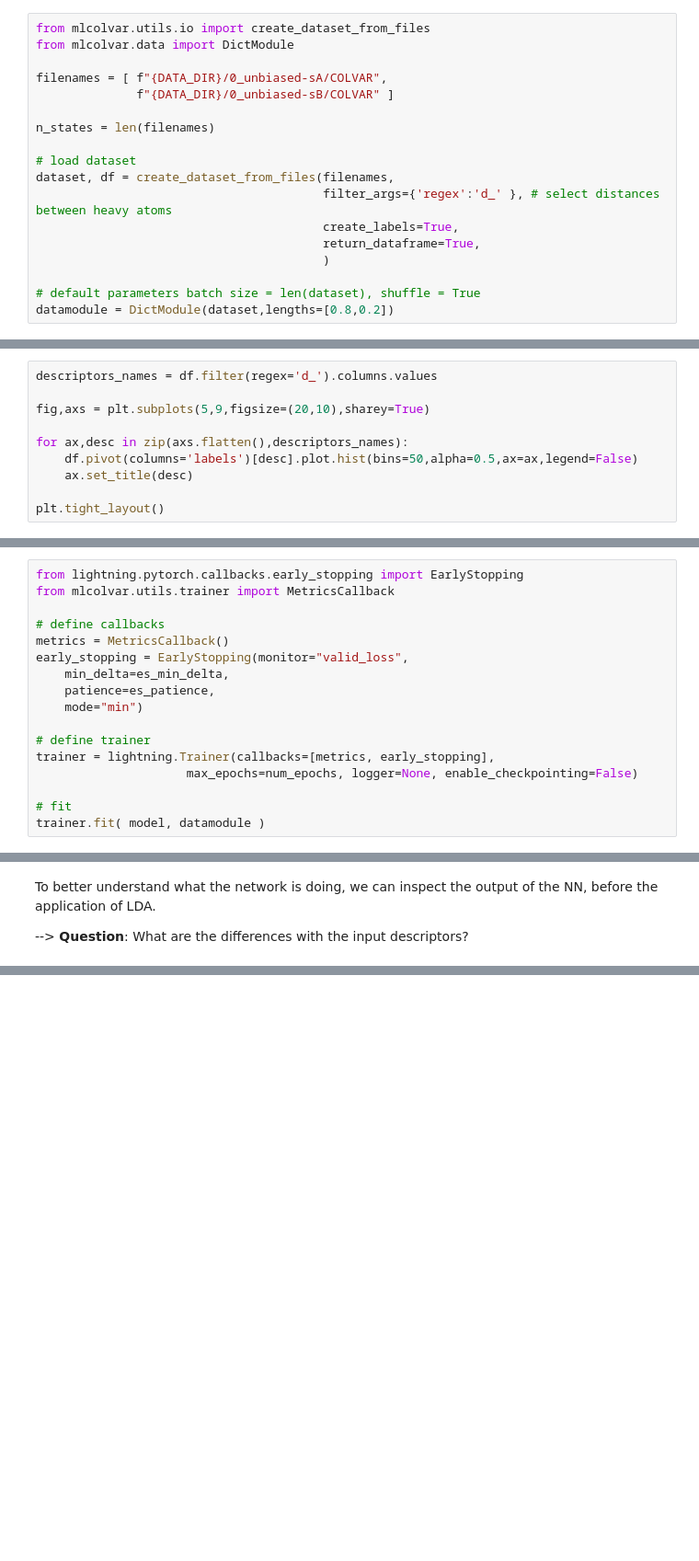
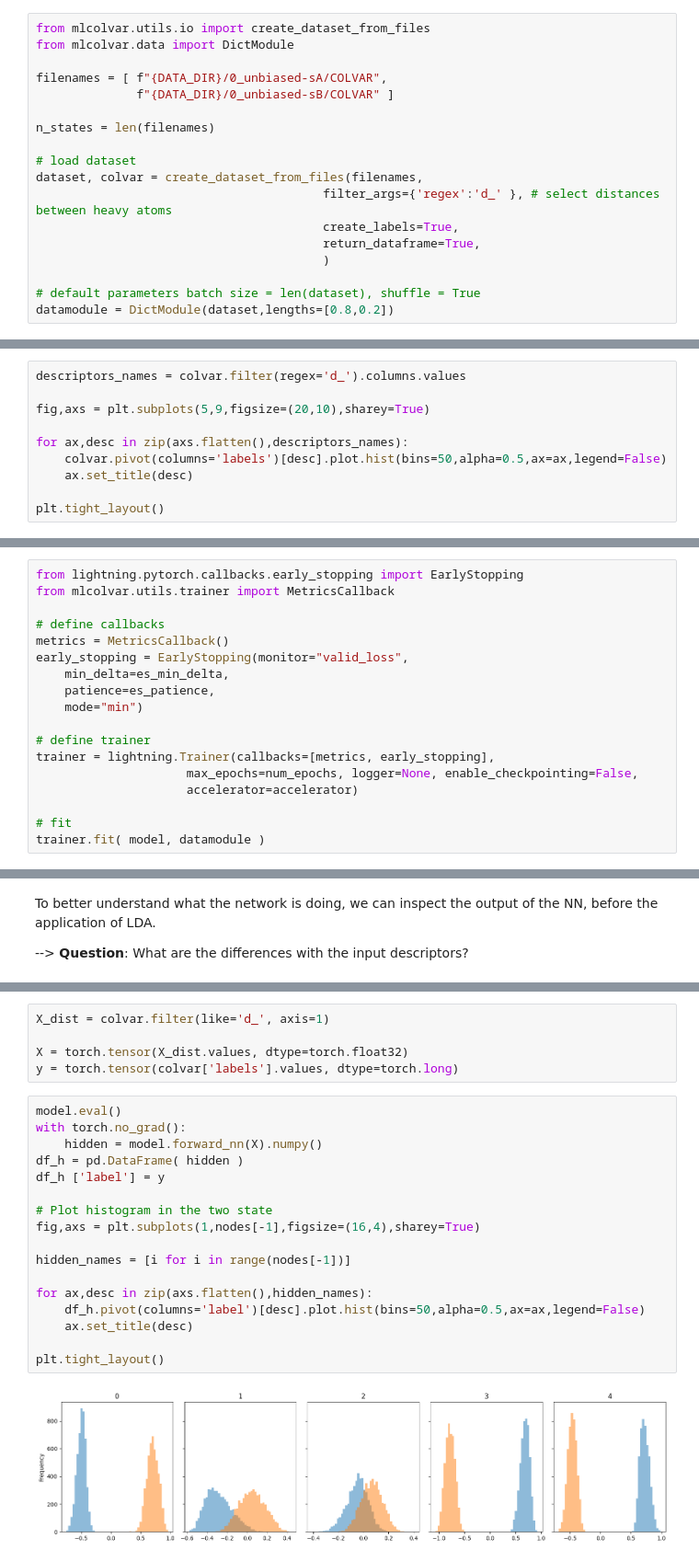
Before and after one commit to danibrb/ML-CV, a Jupyter notebook: notebook/01_deepLDA_training.ipynb, the cells around one changed output, grey strips where cells are left out. Shown at 92% size. Cells and saved outputs as stored; diff of their text form; blank space fills up the shorter version.

Commit message:
feat: deeplda histo

```diff
--- a/notebook/01_deepLDA_training.ipynb
+++ b/notebook/01_deepLDA_training.ipynb
@@ -58,7 +59,7 @@ filenames = [ f"{DATA_DIR}/0_unbiased-sA/COLVAR",
 n_states = len(filenames)
 
 # load dataset
-dataset, df = create_dataset_from_files(filenames,
+dataset, colvar = create_dataset_from_files(filenames,
                                         filter_args={'regex':'d_' }, # select distances between heavy atoms
                                         create_labels=True,
                                         return_dataframe=True,
@@ -81,12 +82,12 @@ DictModule(dataset -> DictDataset( "data": [10002, 45], "labels": [10002] ),
 # %% [markdown]
 We can inspect the distances through their histograms, from which we notice that no one is able to discriminate between the states.
 # %%
-descriptors_names = df.filter(regex='d_').columns.values
+descriptors_names = colvar.filter(regex='d_').columns.values
 
 fig,axs = plt.subplots(5,9,figsize=(20,10),sharey=True)
 
 for ax,desc in zip(axs.flatten(),descriptors_names):
-    df.pivot(columns='labels')[desc].plot.hist(bins=50,alpha=0.5,ax=ax,legend=False)
+    colvar.pivot(columns='labels')[desc].plot.hist(bins=50,alpha=0.5,ax=ax,legend=False)
     ax.set_title(desc)
 
 plt.tight_layout()
@@ -159,7 +160,8 @@ early_stopping = EarlyStopping(monitor="valid_loss",
 
 # define trainer
 trainer = lightning.Trainer(callbacks=[metrics, early_stopping],
-                     max_epochs=num_epochs, logger=None, enable_checkpointing=False)
+                     max_epochs=num_epochs, logger=None, enable_checkpointing=False,
+                     accelerator=accelerator)
 
 # fit
 trainer.fit( model, datamodule )
@@ -222,0 +235,24 @@ To better understand what the network is doing, we can inspect the output of the
+# %%
+X_dist = colvar.filter(like='d_', axis=1)
+
+X = torch.tensor(X_dist.values, dtype=torch.float32)
+y = torch.tensor(colvar['labels'].values, dtype=torch.long)
+# %%
+model.eval()
+with torch.no_grad():
+    hidden = model.forward_nn(X).numpy()
+df_h = pd.DataFrame( hidden )
+df_h ['label'] = y
+
+# Plot histogram in the two state
+fig,axs = plt.subplots(1,nodes[-1],figsize=(16,4),sharey=True)
+
+hidden_names = [i for i in range(nodes[-1])]
+
+for ax,desc in zip(axs.flatten(),hidden_names):
+    df_h.pivot(columns='label')[desc].plot.hist(bins=50,alpha=0.5,ax=ax,legend=False)
+    ax.set_title(desc)
+
+plt.tight_layout()
+# %% [output]
+[figure, added]
```
Also changed, not shown: parts of 8 cells of this notebook, 2 other files.
